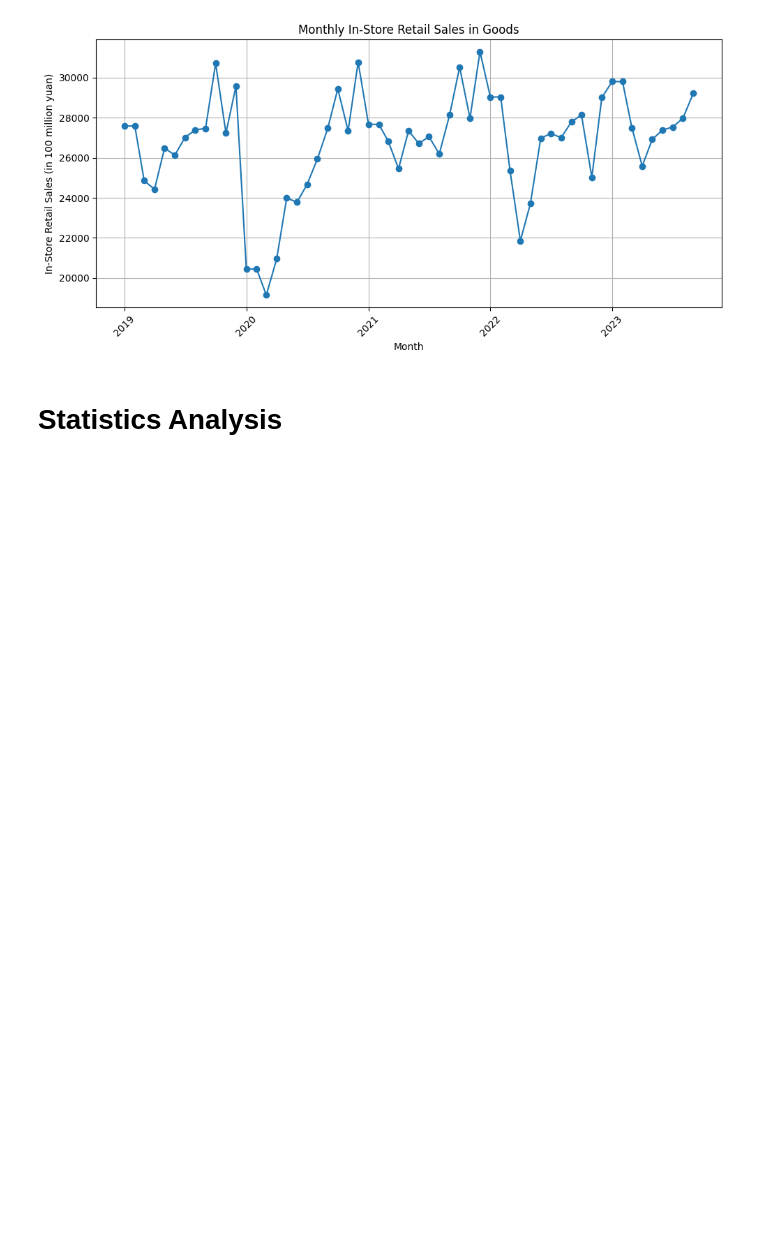
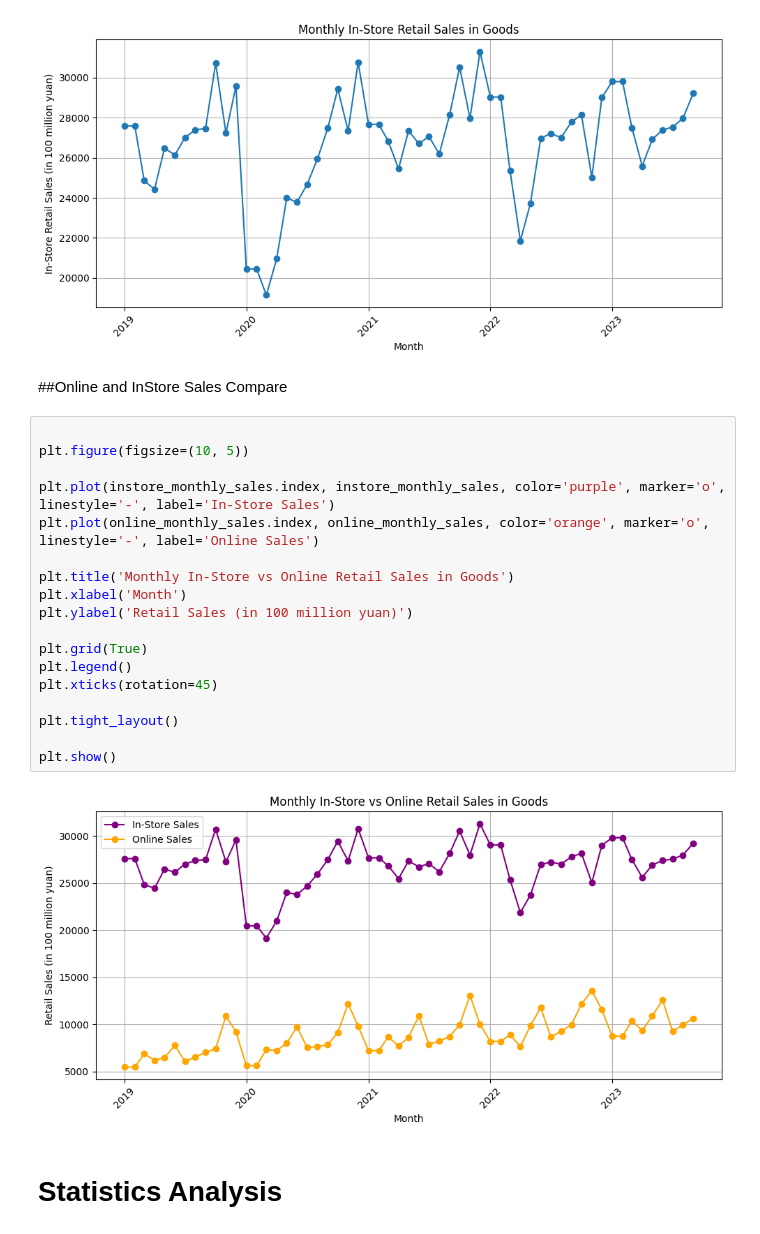
Before and after one commit to AdaChen1130/Ecommerce-affecting-brickandmortar-retail, a Jupyter notebook: statistics_analysis_retail.ipynb, the cells around one changed output. Cells and saved outputs as stored; diff of their text form; blank space fills up the shorter version.

Commit message:
add online and instore compare sales compare

```diff
--- a/statistics_analysis_retail.ipynb
+++ b/statistics_analysis_retail.ipynb
@@ -168,6 +168,28 @@ plt.tight_layout()
 plt.show()
 # %% [output]
 [figure]
+# %% [markdown]
+##Online and InStore Sales Compare
+# %%
+
+plt.figure(figsize=(10, 5))
+
+plt.plot(instore_monthly_sales.index, instore_monthly_sales, color='purple', marker='o', linestyle='-', label='In-Store Sales')
+plt.plot(online_monthly_sales.index, online_monthly_sales, color='orange', marker='o', linestyle='-', label='Online Sales')
+
+plt.title('Monthly In-Store vs Online Retail Sales in Goods')
+plt.xlabel('Month')
+plt.ylabel('Retail Sales (in 100 million yuan)')
+
+plt.grid(True)
+plt.legend()
+plt.xticks(rotation=45)
+
+plt.tight_layout()
+
+plt.show()
+# %% [output]
+[figure, added]
 # %% [markdown]
 # Statistics Analysis
 # %% [markdown]
```
Also changed, not shown: parts of 2 cells of this notebook.
